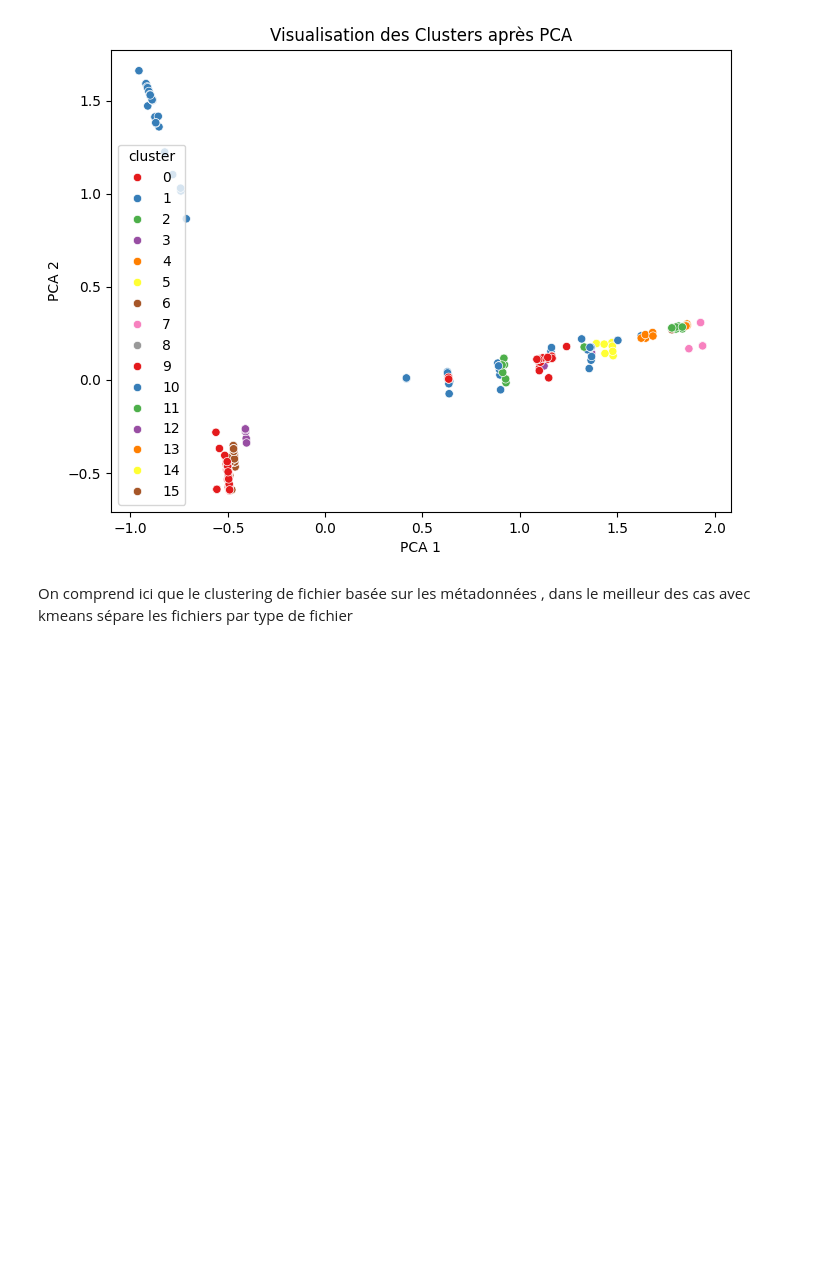
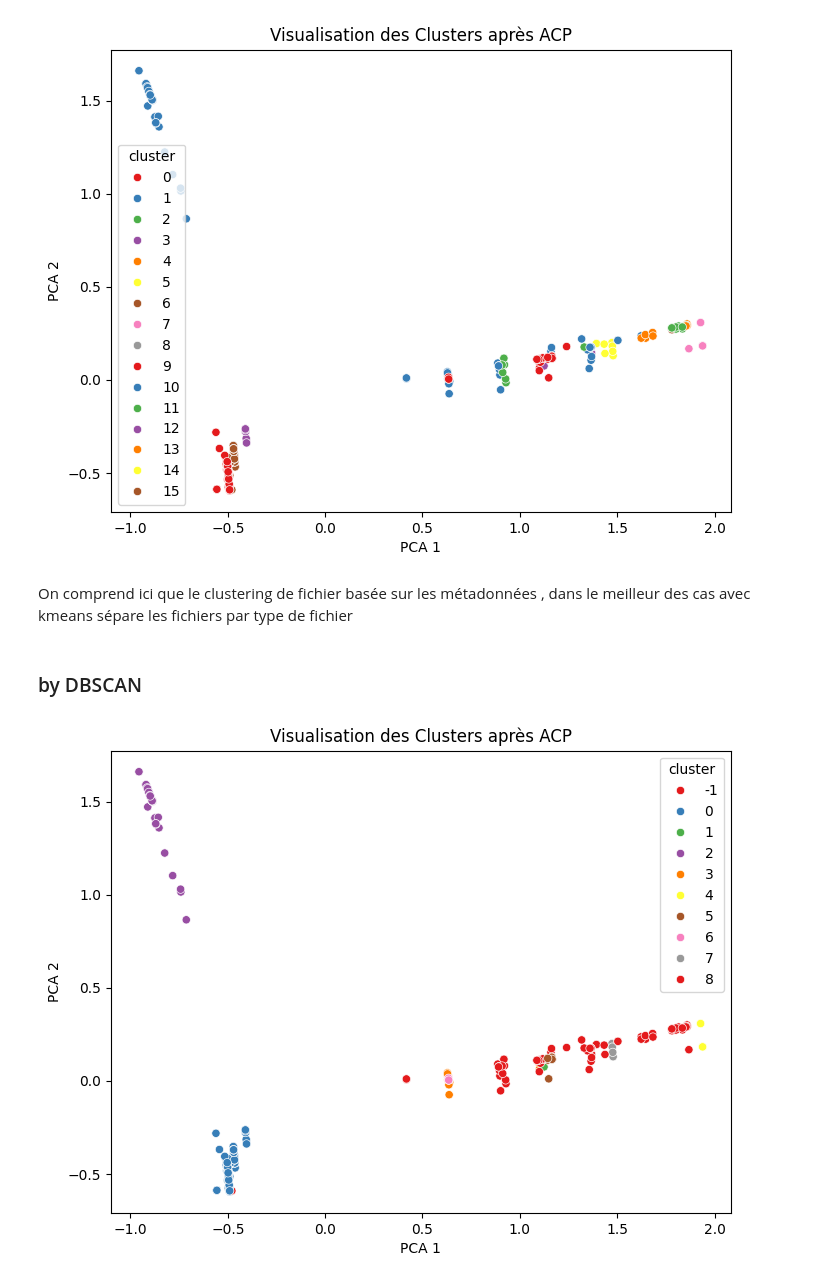
Before and after one commit to MbeHenri/FileMind, a Jupyter notebook: test_metadata.ipynb, the cells around one changed output. Cells and saved outputs as stored; diff of their text form; code cells hidden in the pictures; blank space fills up the shorter version.

Commit message:
add dbscan on metadata test

```diff
--- a/test_metadata.ipynb
+++ b/test_metadata.ipynb
@@ -383,3 +405,26 @@ plt.show()
 [figure]
 # %% [markdown]
 On comprend ici que le clustering de fichier basée sur les métadonnées , dans le meilleur des cas avec kmeans sépare les fichiers par type de fichier
+# %% [markdown]
+### by DBSCAN
+# %%
+from sklearn.cluster import DBSCAN
+from sklearn.decomposition import PCA
+import seaborn as sns
+
+# on devrait avoir minimum 5 fichier par group
+dbscan = DBSCAN(eps=1.5, min_samples=5)
+df["cluster"] = dbscan.fit_predict(df_final)
+
+
+pca = PCA(n_components=2)
+df_pca = pca.fit_transform(df_final)
+
+plt.figure(figsize=(8, 6))
+sns.scatterplot(x=df_pca[:, 0], y=df_pca[:, 1], hue=df["cluster"], palette="Set1")
+plt.xlabel("PCA 1")
+plt.ylabel("PCA 2")
+plt.title("Visualisation des Clusters après ACP")
+plt.show()
+# %% [output]
+[figure, added]
```
Also changed, not shown: parts of 2 cells of this notebook.
